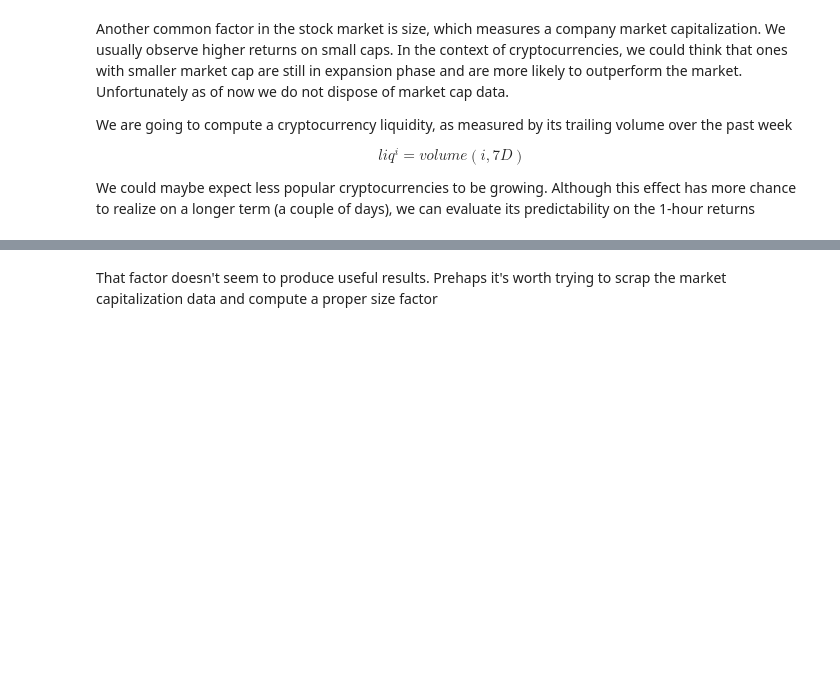
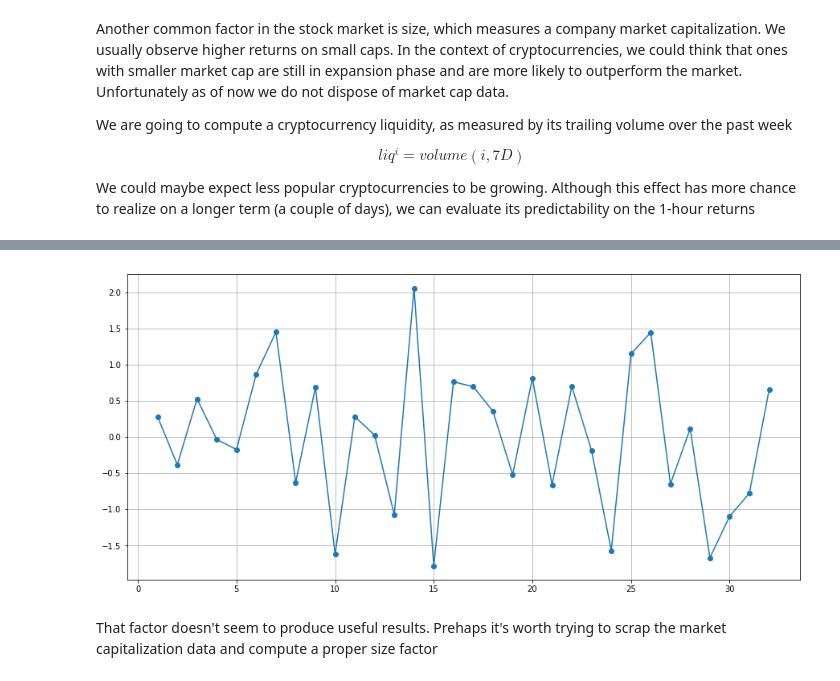
Before and after one commit to chsd001/CME291, a Jupyter notebook: research.ipynb, the cells around one changed output, grey strips where cells are left out. Cells and saved outputs as stored; diff of their text form; code cells hidden in the pictures; blank space fills up the shorter version.

```diff
--- a/research.ipynb
+++ b/research.ipynb
@@ -217,5 +215,5 @@ We could maybe expect less popular cryptocurrencies to be growing. Although this
 st.compute_volume(data, 'volume_r', 'liq', 24*7)
 # %%
 data['r']  = data.groupby('datetime')['liq'].rank('min')
-plt.plot_df(data.groupby('r')['perf'].mean())
+plt.pyplot_df(data.groupby('r')['perf'].mean())
 # %% [output]
@@ -223,3 +220,4 @@ plt.plot_df(data.groupby('r')['perf'].mean())
+[figure, added]
 # %% [markdown]
 That factor doesn't seem to produce useful results. Prehaps it's worth trying to scrap the market capitalization data and compute a proper size factor
 # %% [markdown]
```
Also changed, not shown: parts of 102 cells of this notebook, 4 other files.
